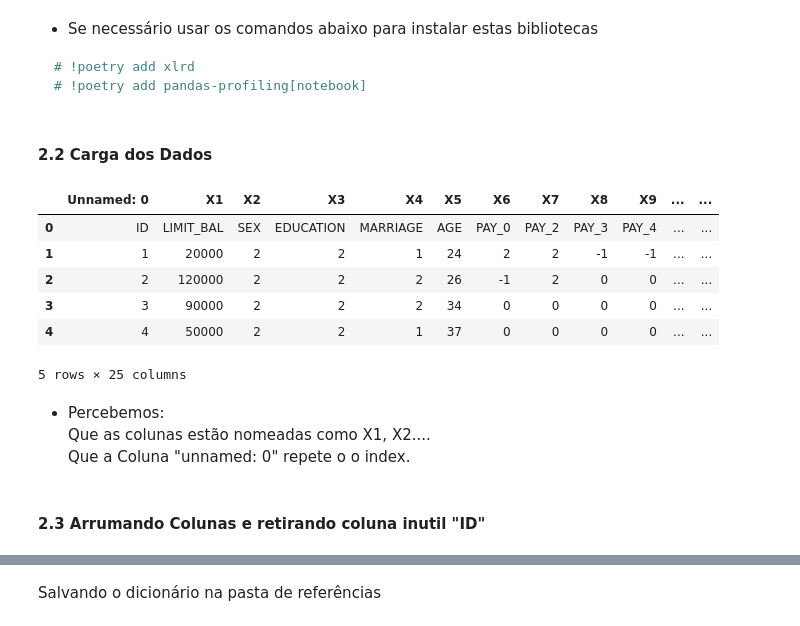
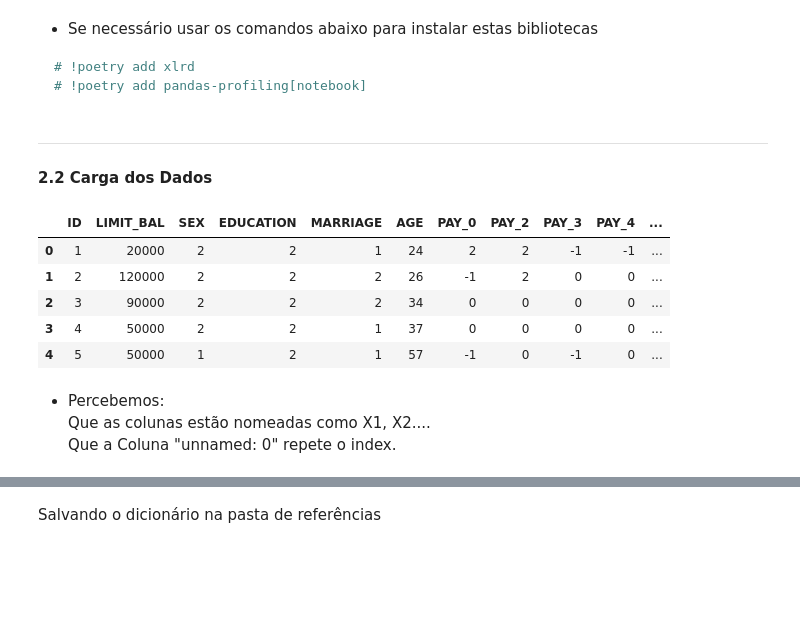
Before and after one commit to atlantico-academy/datagearscore, a Jupyter notebook: notebooks/analise_exploratoria.ipynb, the cells around one changed output, grey strips where cells are left out. Saved outputs shown, nothing was run; the diff lists cells and outputs as text; code cells hidden in the pictures; blank space fills up the shorter version.

```diff
--- a/notebooks/analise_exploratoria.ipynb
+++ b/notebooks/analise_exploratoria.ipynb
@@ -15,7 +29,14 @@ ______________
 # %%
 import numpy as np
 import pandas as pd
-from pandas_profiling import ProfileReport
+import matplotlib.pyplot as plt
+import seaborn as sns
+from IPython.display import HTML
+#from pandas_profiling import ProfileReport
+
+pd.options.display.max_columns = None
+pd.set_option('max_colwidth', 400)
+pd.options.display.float_format = '{:.2f}'.format
 # %% [markdown]
 * Se necessário usar os comandos abaixo para instalar estas bibliotecas
 ~~~ Python
@@ -23,21 +44,19 @@ from pandas_profiling import ProfileReport
 # !poetry add pandas-profiling[notebook]
 ~~~
 # %% [markdown]
+___________________
 #### 2.2 Carga dos Dados
 # %%
-df = pd.read_excel("../data/raw/default of credit card clients.xls")
+df = pd.read_excel("../data/raw/default of credit card clients.xls", header=1)
 df.head()
 # %% [output]
-|  | Unnamed: 0 | X1 | X2 | X3 | X4 | X5 | X6 | X7 | X8 | X9 | ... | ... |
-| 0 | ID | LIMIT_BAL | SEX | EDUCATION | MARRIAGE | AGE | PAY_0 | PAY_2 | PAY_3 | PAY_4 | ... | ... |
-| 1 | 1 | 20000 | 2 | 2 | 1 | 24 | 2 | 2 | -1 | -1 | ... | ... |
-| 2 | 2 | 120000 | 2 | 2 | 2 | 26 | -1 | 2 | 0 | 0 | ... | ... |
-| 3 | 3 | 90000 | 2 | 2 | 2 | 34 | 0 | 0 | 0 | 0 | ... | ... |
-| 4 | 4 | 50000 | 2 | 2 | 1 | 37 | 0 | 0 | 0 | 0 | ... | ... |
+|  | ID | LIMIT_BAL | SEX | EDUCATION | MARRIAGE | AGE | PAY_0 | PAY_2 | PAY_3 | PAY_4 | ... |
+| 0 | 1 | 20000 | 2 | 2 | 1 | 24 | 2 | 2 | -1 | -1 | ... |
+| 1 | 2 | 120000 | 2 | 2 | 2 | 26 | -1 | 2 | 0 | 0 | ... |
+| 2 | 3 | 90000 | 2 | 2 | 2 | 34 | 0 | 0 | 0 | 0 | ... |
+| 3 | 4 | 50000 | 2 | 2 | 1 | 37 | 0 | 0 | 0 | 0 | ... |
+| 4 | 5 | 50000 | 1 | 2 | 1 | 57 | -1 | 0 | -1 | 0 | ... |
-5 rows × 25 columns
 # %% [markdown]
 * Percebemos:
 Que as colunas estão nomeadas como X1, X2....
-Que a Coluna "unnamed: 0" repete o o index.
+Que a Coluna "unnamed: 0" repete o index.
-# %% [markdown]
-#### 2.3 Arrumando Colunas e retirando coluna inutil "ID"
```
Also changed, not shown: parts of 67 cells of this notebook.
